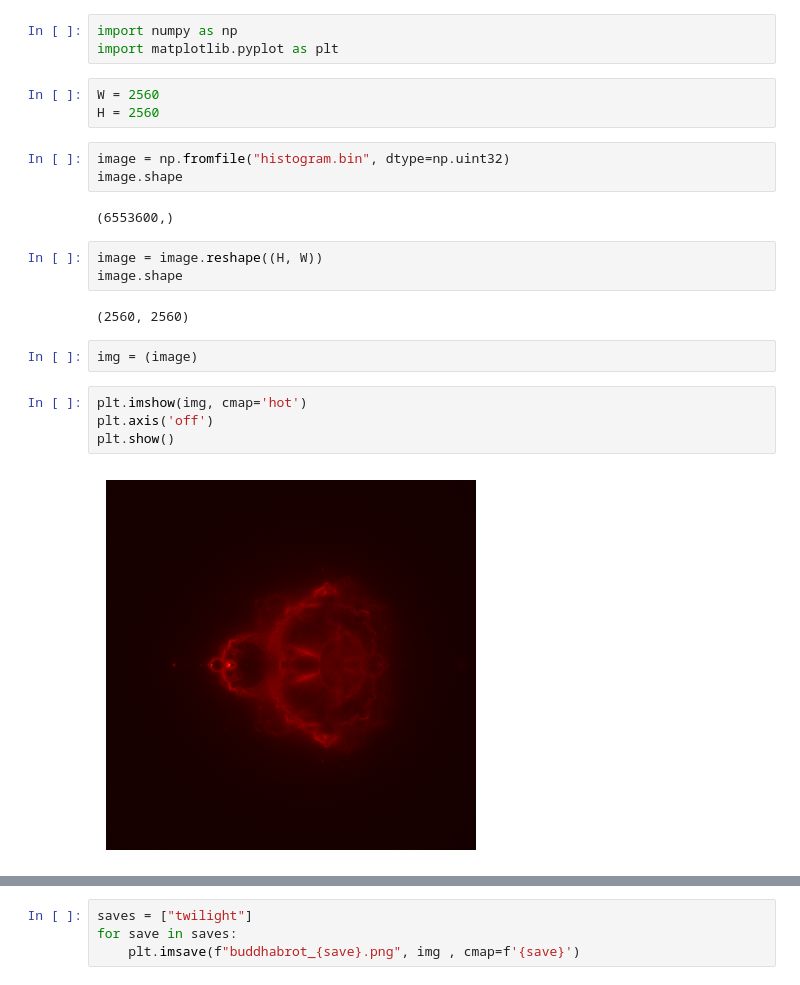
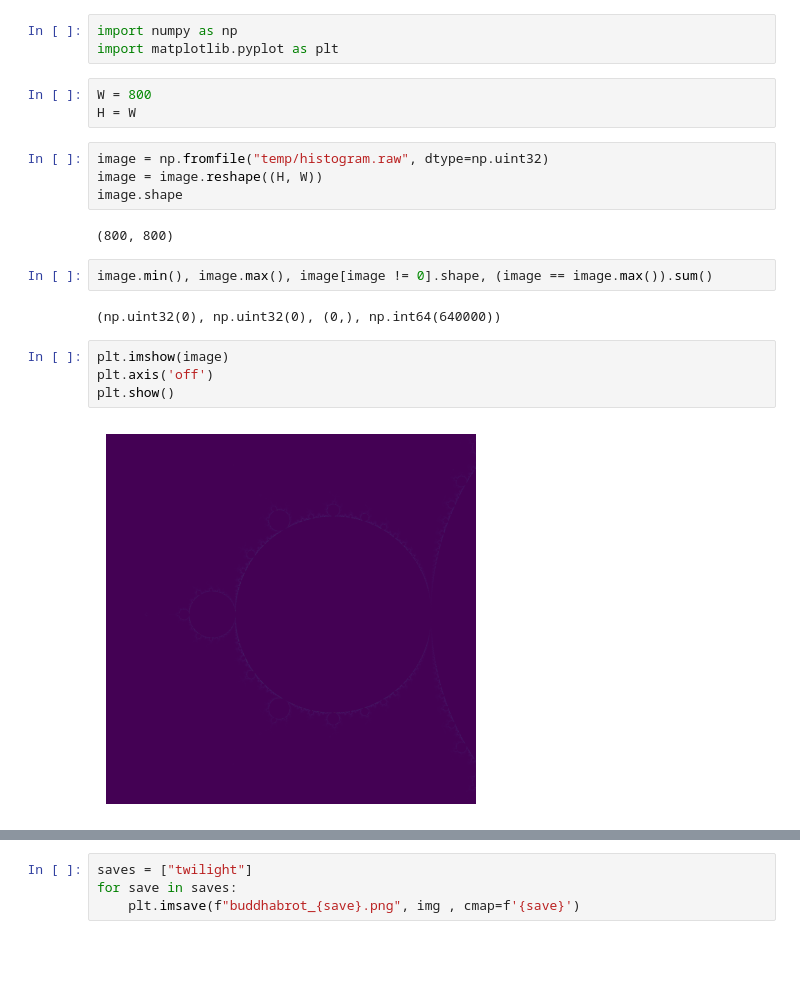
Before and after one commit to Seudonym/cuda-stuff, a Jupyter notebook: buddhabrot/notebook.ipynb, the cells around one changed output, grey strips where cells are left out. Cells and saved outputs as stored; diff of their text form; blank space fills up the shorter version.

```diff
--- a/buddhabrot/notebook.ipynb
+++ b/buddhabrot/notebook.ipynb
@@ -15,26 +2,24 @@ Installed 8 packages in 46ms
 import numpy as np
 import matplotlib.pyplot as plt
 # %%
-W = 2560
-H = 2560
+W = 800
+H = W
 # %%
-image = np.fromfile("histogram.bin", dtype=np.uint32)
+image = np.fromfile("temp/histogram.raw", dtype=np.uint32)
+image = image.reshape((H, W))
 image.shape
 # %% [output]
-(6553600,)
+(800, 800)
-# %%
-image = image.reshape((H, W))
-image.shape
-# %% [output]
-(2560, 2560)
-# %%
-img = (image)
+# %%
+image.min(), image.max(), image[image != 0].shape, (image == image.max()).sum()
+# %% [output]
+(np.uint32(0), np.uint32(0), (0,), np.int64(640000))
 # %%
-plt.imshow(img, cmap='hot')
+plt.imshow(image)
 plt.axis('off')
 plt.show()
 # %% [output]
-[figure, old version]
+[figure, new version]
 # %%
 cmaps = ['hsv', 'twilight']
 
```
Also changed, not shown: parts of 2 cells of this notebook, 21 other files.
